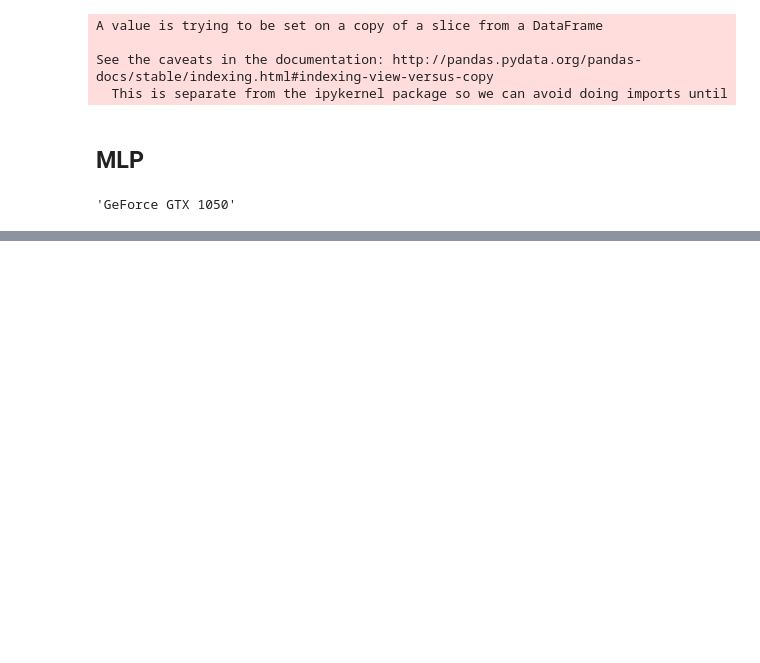
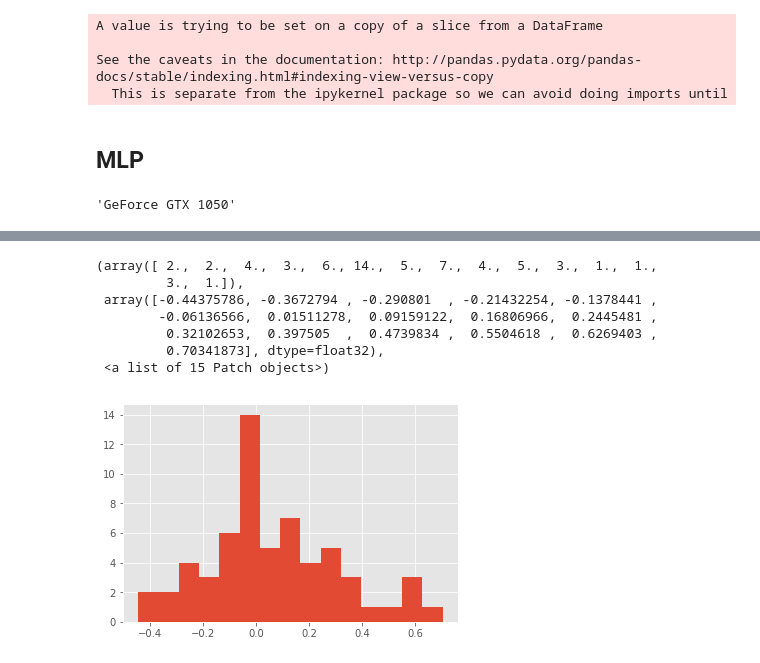
Before and after one commit to OMalenfantThuot/Projet_final_apprentissage_machine, a Jupyter notebook: MLP.ipynb, the cells around one changed output, grey strips where cells are left out. Saved outputs shown, nothing was run; the diff lists cells and outputs as text; code cells hidden in the pictures; blank space fills up the shorter version.

```diff
--- a/MLP.ipynb
+++ b/MLP.ipynb
@@ -301,0 +298,11 @@ print(test_targets_goals[np.where(predictions.cpu().numpy()>30)[0]])
+# %%
+plt.hist(deviation_points, bins=15)
+# %% [output]
+(array([ 2.,  2.,  4.,  3.,  6., 14.,  5.,  7.,  4.,  5.,  3.,  1.,  1.,
+         3.,  1.]),
+ array([-0.44375786, -0.3672794 , -0.290801  , -0.21432254, -0.1378441 ,
+        -0.06136566,  0.01511278,  0.09159122,  0.16806966,  0.2445481 ,
+         0.32102653,  0.397505  ,  0.4739834 ,  0.5504618 ,  0.6269403 ,
+         0.70341873], dtype=float32),
+ <a list of 15 Patch objects>)
+[figure, added]
```
Also changed, not shown: parts of 16 cells of this notebook, 1 other file.
